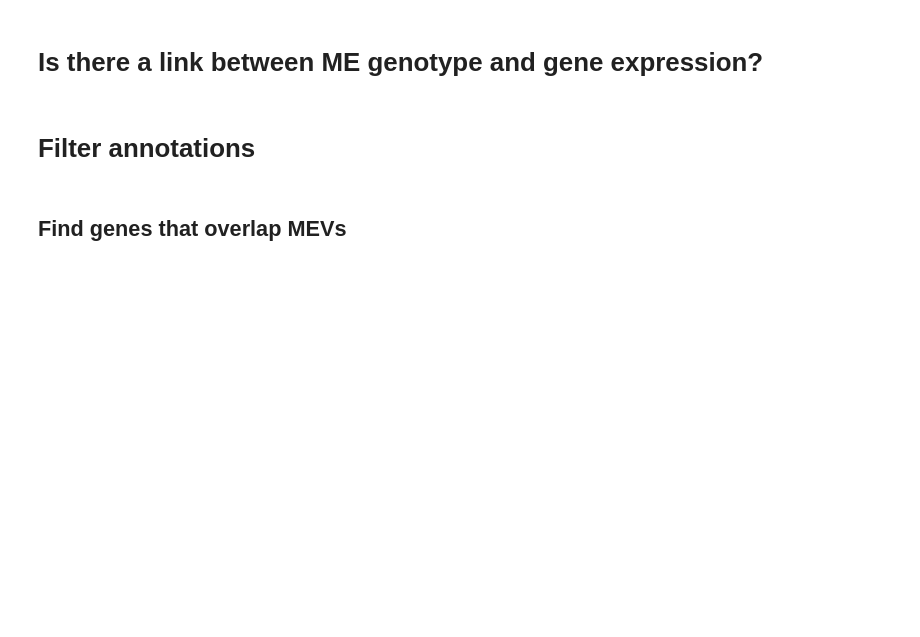
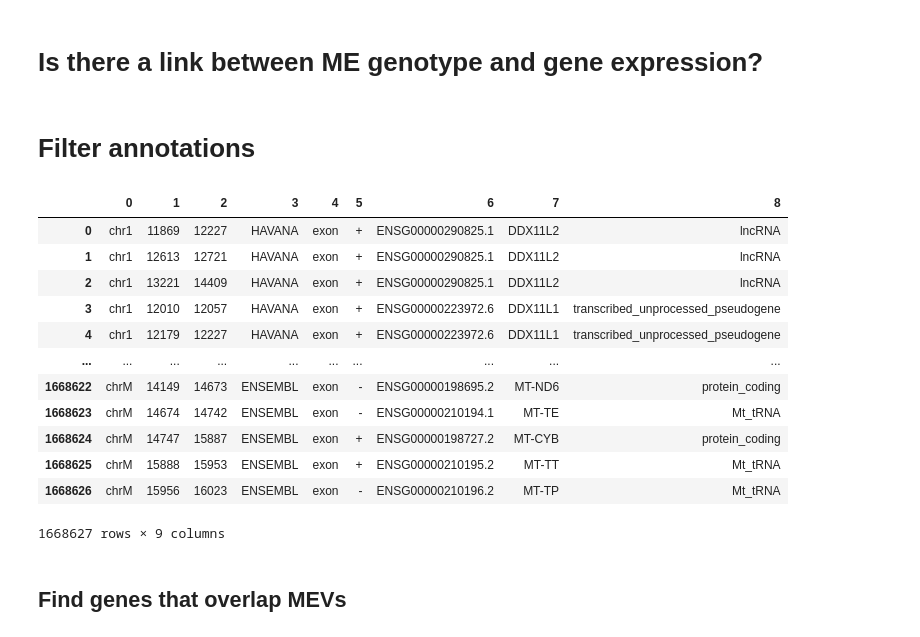
Before and after one commit to dmnburrows/me_polymorphisms, a Jupyter notebook: czi_mev_gene_expression.ipynb, the cells around one changed output. Saved outputs shown, nothing was run; the diff lists cells and outputs as text; code cells hidden in the pictures; blank space fills up the shorter version.

```diff
--- a/czi_mev_gene_expression.ipynb
+++ b/czi_mev_gene_expression.ipynb
@@ -41,3 +41,36 @@ awk -F'\t' '{
+# %%
+# %%bash
+# #extract exons
+# #=====================
+# cd /cndd3/dburrows/DATA/annotations/gencode/
+# # zcat gencode.v46.annotation.gff3.gz | awk '$3 == "exon"' > gencode.v46.annotation.exons_only.gff3
+
+# awk -F'\t' '{
+#     # Extract necessary fields from the 9th column (attributes)
+#     match($9, /gene_id=([^;]+)/, gene_id);
+#     match($9, /gene_name=([^;]+)/, gene_name);
+#     match($9, /gene_type=([^;]+)/, gene_type);
+
+#     # Rearrange and print the columns
+#     print $1, $4, $5, $2, $3, $7, gene_id[1], gene_name[1], gene_type[1];
+# }' OFS="\t" gencode.v46.annotation.exons_only.gff3 > gencode.v46.annotation.exons_only.bed
+
+exon_df = pd.read_csv(path + 'gencode.v46.annotation.exons_only.bed', sep='\t', header=None)
+exon_df
+# %% [output]
+|  | 0 | 1 | 2 | 3 | 4 | 5 | 6 | 7 | 8 |
+| 0 | chr1 | 11869 | 12227 | HAVANA | exon | + | ENSG00000290825.1 | DDX11L2 | lncRNA |
+| 1 | chr1 | 12613 | 12721 | HAVANA | exon | + | ENSG00000290825.1 | DDX11L2 | lncRNA |
+| 2 | chr1 | 13221 | 14409 | HAVANA | exon | + | ENSG00000290825.1 | DDX11L2 | lncRNA |
+| 3 | chr1 | 12010 | 12057 | HAVANA | exon | + | ENSG00000223972.6 | DDX11L1 | transcribed_unprocessed_pseudogene |
+| 4 | chr1 | 12179 | 12227 | HAVANA | exon | + | ENSG00000223972.6 | DDX11L1 | transcribed_unprocessed_pseudogene |
+| ... | ... | ... | ... | ... | ... | ... | ... | ... | ... |
+| 1668622 | chrM | 14149 | 14673 | ENSEMBL | exon | - | ENSG00000198695.2 | MT-ND6 | protein_coding |
+| 1668623 | chrM | 14674 | 14742 | ENSEMBL | exon | - | ENSG00000210194.1 | MT-TE | Mt_tRNA |
+| 1668624 | chrM | 14747 | 15887 | ENSEMBL | exon | + | ENSG00000198727.2 | MT-CYB | protein_coding |
+| 1668625 | chrM | 15888 | 15953 | ENSEMBL | exon | + | ENSG00000210195.2 | MT-TT | Mt_tRNA |
+| 1668626 | chrM | 15956 | 16023 | ENSEMBL | exon | - | ENSG00000210196.2 | MT-TP | Mt_tRNA |
+1668627 rows × 9 columns
 # %%
 #promoter intersect
 prom_df = pd.read_csv(path + 'gencode.v46.basic.annotation.sorted.genes.bed', sep='\t', header=None)
```
Also changed, not shown: parts of 18 cells of this notebook.
